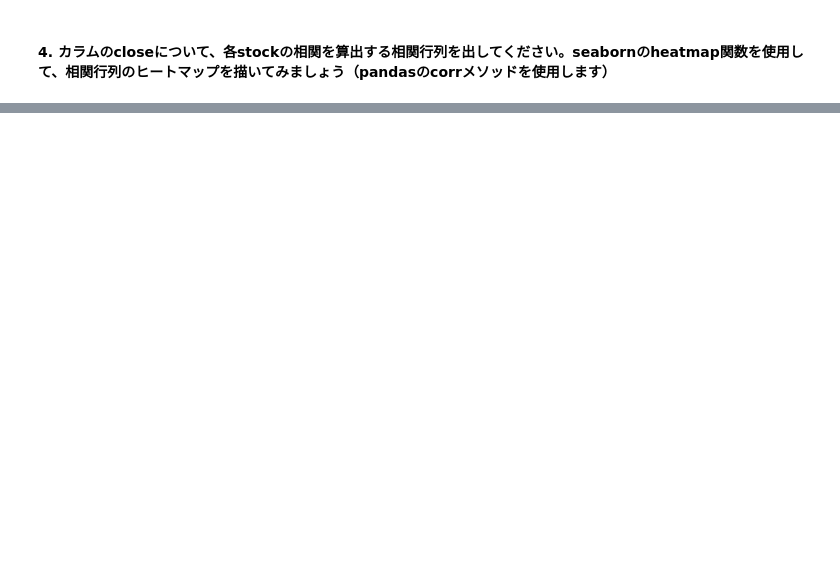
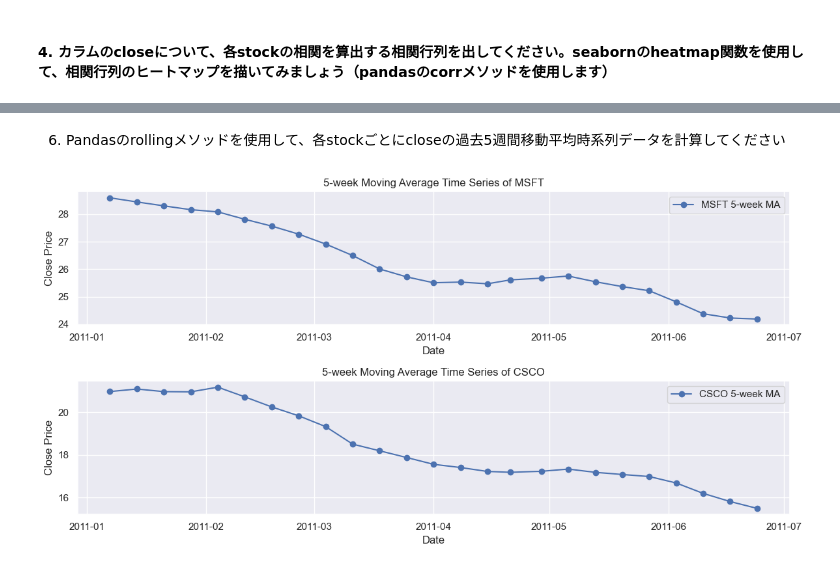
Before and after one commit to RentoYabuki06/ut_datascience_ikusei_kouza, a Jupyter notebook: chapter07/ch07.ipynb, the cells around one changed output, grey strips where cells are left out. Cells and saved outputs as stored; diff of their text form; code cells hidden in the pictures; blank space fills up the shorter version.

```diff
--- a/chapter07/ch07.ipynb
+++ b/chapter07/ch07.ipynb
@@ -515,0 +598,30 @@ TypeError: SeriesGroupBy.corr() missing 1 required positional argument: 'other'
+# %% [markdown]
+6. Pandasのrollingメソッドを使用して、各stockごとにcloseの過去5週間移動平均時系列データを計算してください
+# %%
+# 各stockごとにcloseの過去5週間移動平均時系列データを計算
+rolling_mean_df = pivot_df.rolling(window=5, min_periods=1).mean()
+
+# 時系列グラフを描画
+stock1, stock2 = max_corr
+plt.figure(figsize=(12, 6))
+
+# Stock 1 の移動平均時系列グラフ
+plt.subplot(2, 1, 1)
+plt.plot(rolling_mean_df.index, rolling_mean_df[stock1], marker='o', linestyle='-', label=f'{stock1} 5-week MA')
+plt.title(f'5-week Moving Average Time Series of {stock1}')
+plt.xlabel('Date')
+plt.ylabel('Close Price')
+plt.legend()
+
+# Stock 2 の移動平均時系列グラフ
+plt.subplot(2, 1, 2)
+plt.plot(rolling_mean_df.index, rolling_mean_df[stock2], marker='o', linestyle='-', label=f'{stock2} 5-week MA')
+plt.title(f'5-week Moving Average Time Series of {stock2}')
+plt.xlabel('Date')
+plt.ylabel('Close Price')
+plt.legend()
+
+plt.tight_layout()
+plt.show()
+# %% [output]
+[figure, added]
```
Also changed, not shown: parts of 21 cells of this notebook, 1 other file.
